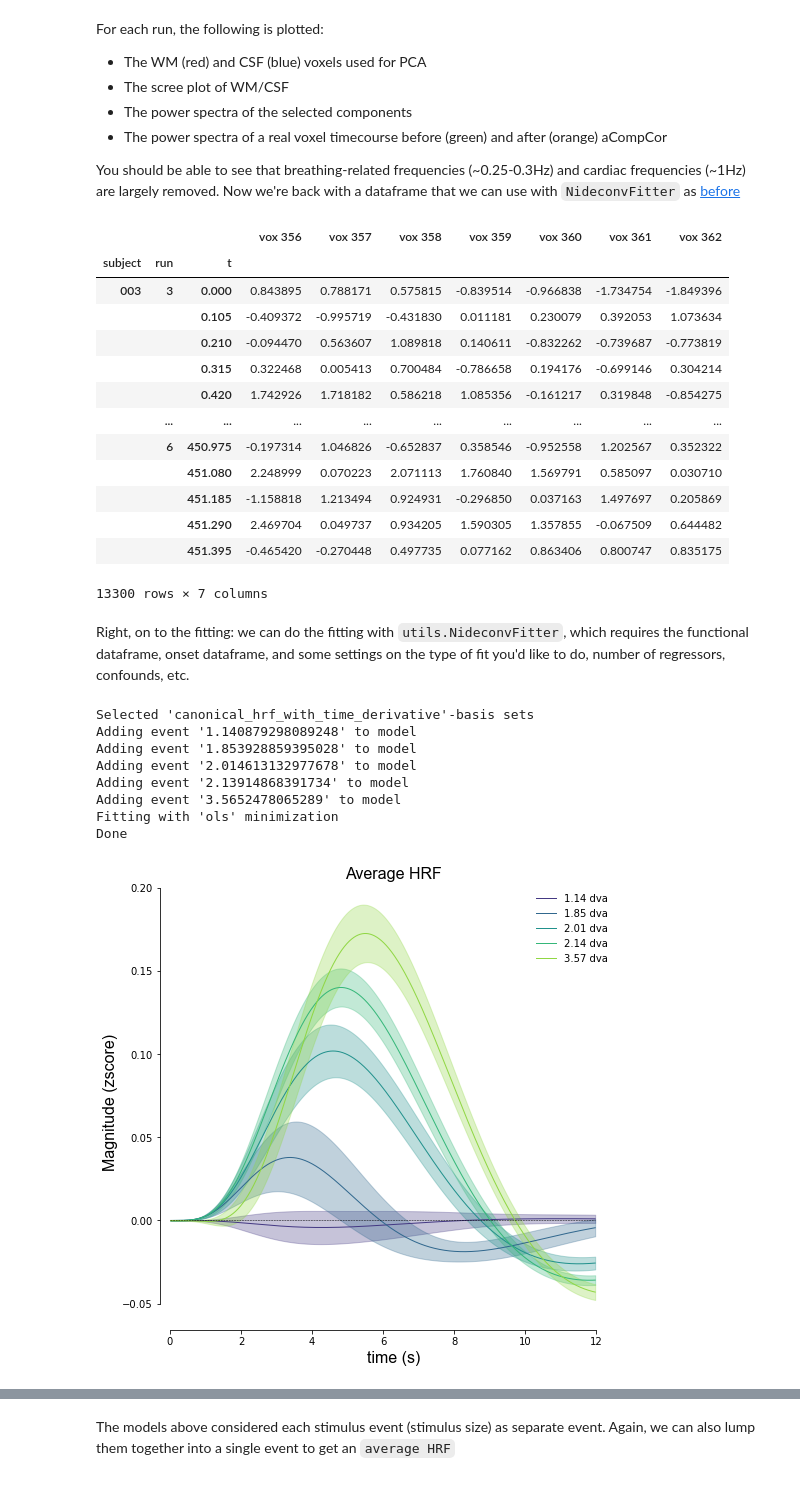
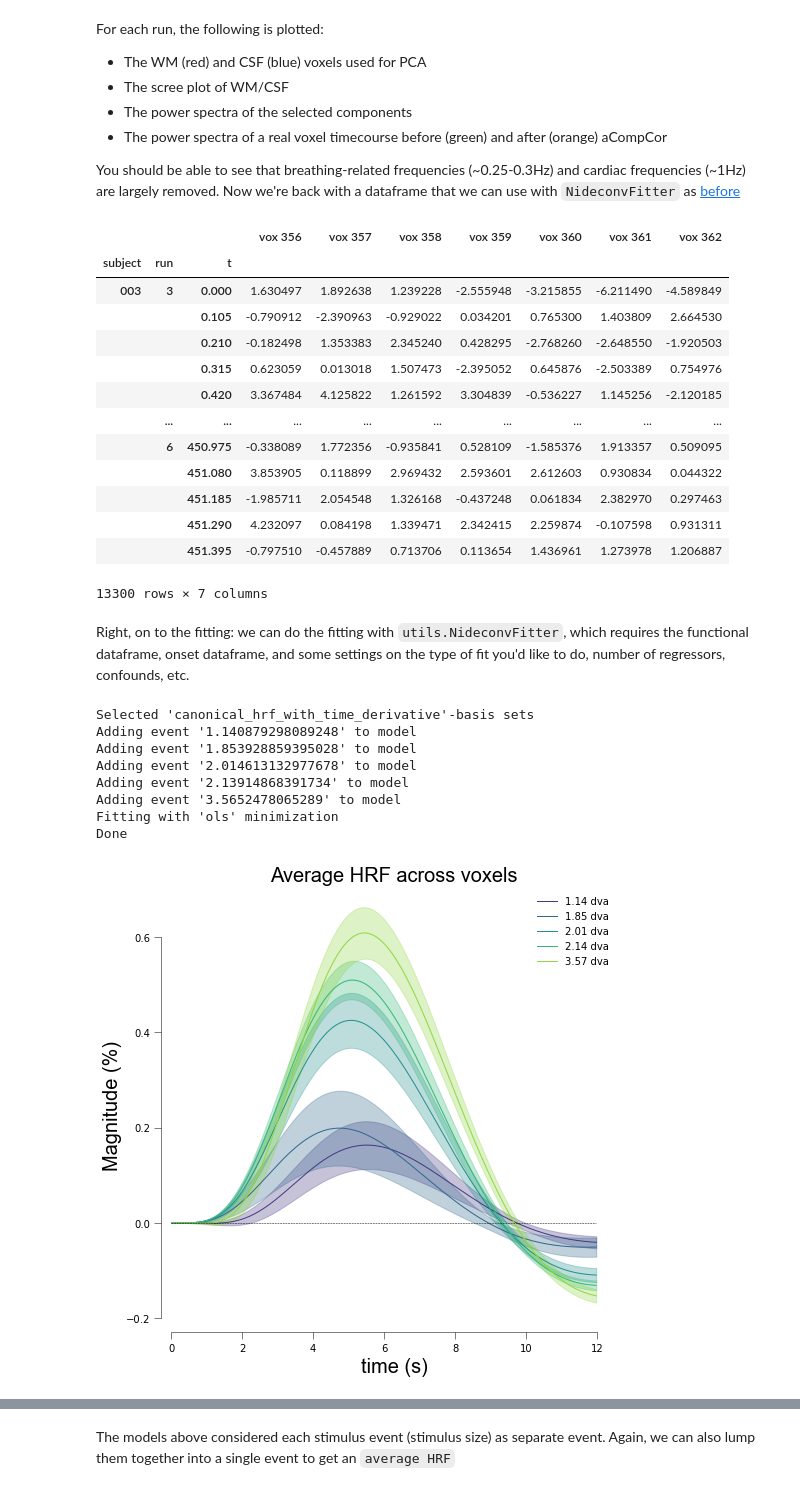
Before and after one commit to gjheij/linescanning, a Jupyter notebook: doc/source/examples/acompcor.ipynb, the cells around one changed output, grey strips where cells are left out. Cells and saved outputs as stored; diff of their text form; code cells hidden in the pictures.

```diff
--- a/doc/source/examples/acompcor.ipynb
+++ b/doc/source/examples/acompcor.ipynb
@@ -79,7 +79,8 @@ data_obj = dataset.Dataset(func_file,
                            ses1_2_ls=ses_to_motion,
                            run_2_run=run2run,
                            n_pca=5,
-                           save_as=opj(anat_dir, f"sub-{sub}_ses-{ses}_"))
+                           save_as=opj(anat_dir, f"sub-{sub}_ses-{ses}"),
+                           standardization="psc")
 
 df_func     = data_obj.fetch_fmri()
 df_onsets   = data_obj.fetch_onsets()
@@ -135,52 +136,52 @@ df_ribbon
 # %% [output]
 |  |  |  | vox 356 | vox 357 | vox 358 | vox 359 | vox 360 | vox 361 | vox 362 |
 | subject | run | t |  |  |  |  |  |  |  |
-| 003 | 3 | 0.000 | 0.843895 | 0.788171 | 0.575815 | -0.839514 | -0.966838 | -1.734754 | -1.849396 |
-|  |  | 0.105 | -0.409372 | -0.995719 | -0.431830 | 0.011181 | 0.230079 | 0.392053 | 1.073634 |
-|  |  | 0.210 | -0.094470 | 0.563607 | 1.089818 | 0.140611 | -0.832262 | -0.739687 | -0.773819 |
-|  |  | 0.315 | 0.322468 | 0.005413 | 0.700484 | -0.786658 | 0.194176 | -0.699146 | 0.304214 |
-|  |  | 0.420 | 1.742926 | 1.718182 | 0.586218 | 1.085356 | -0.161217 | 0.319848 | -0.854275 |
+| 003 | 3 | 0.000 | 1.630497 | 1.892638 | 1.239228 | -2.555948 | -3.215855 | -6.211490 | -4.589849 |
+|  |  | 0.105 | -0.790912 | -2.390963 | -0.929022 | 0.034201 | 0.765300 | 1.403809 | 2.664530 |
+|  |  | 0.210 | -0.182498 | 1.353383 | 2.345240 | 0.428295 | -2.768260 | -2.648550 | -1.920503 |
+|  |  | 0.315 | 0.623059 | 0.013018 | 1.507473 | -2.395052 | 0.645876 | -2.503389 | 0.754976 |
+|  |  | 0.420 | 3.367484 | 4.125822 | 1.261592 | 3.304839 | -0.536227 | 1.145256 | -2.120185 |
 |  | ... | ... | ... | ... | ... | ... | ... | ... | ... |
-|  | 6 | 450.975 | -0.197314 | 1.046826 | -0.652837 | 0.358546 | -0.952558 | 1.202567 | 0.352322 |
-|  |  | 451.080 | 2.248999 | 0.070223 | 2.071113 | 1.760840 | 1.569791 | 0.585097 | 0.030710 |
-|  |  | 451.185 | -1.158818 | 1.213494 | 0.924931 | -0.296850 | 0.037163 | 1.497697 | 0.205869 |
-|  |  | 451.290 | 2.469704 | 0.049737 | 0.934205 | 1.590305 | 1.357855 | -0.067509 | 0.644482 |
-|  |  | 451.395 | -0.465420 | -0.270448 | 0.497735 | 0.077162 | 0.863406 | 0.800747 | 0.835175 |
+|  | 6 | 450.975 | -0.338089 | 1.772356 | -0.935841 | 0.528109 | -1.585376 | 1.913357 | 0.509095 |
+|  |  | 451.080 | 3.853905 | 0.118899 | 2.969432 | 2.593601 | 2.612603 | 0.930834 | 0.044322 |
+|  |  | 451.185 | -1.985711 | 2.054548 | 1.326168 | -0.437248 | 0.061834 | 2.382970 | 0.297463 |
+|  |  | 451.290 | 4.232097 | 0.084198 | 1.339471 | 2.342415 | 2.259874 | -0.107598 | 0.931311 |
+|  |  | 451.395 | -0.797510 | -0.457889 | 0.713706 | 0.113654 | 1.436961 | 1.273978 | 1.206887 |
 13300 rows × 7 columns
 # %% [markdown]
 Right, on to the fitting: we can do the fitting with `utils.NideconvFitter`, which requires the functional dataframe, onset dataframe, and some settings on the type of fit you'd like to do, number of regressors, confounds, etc.
 # %%
 # we can fit with canonical HRFs
 nd_gamma = utils.NideconvFitter(df_ribbon,
                                 df_onsets,
                                 confounds=None,
                                 basis_sets='canonical_hrf_with_time_derivative',
                                 n_regressors=None,
                                 lump_events=False,
                                 TR=0.105,
                                 interval=[0, 12],
                                 add_intercept=True,
                                 verbose=True)
 
 nd_gamma.plot_average_per_event(xkcd=False,
                                 labels=[f"{round(float(ii),2)} dva" for ii in nd_gamma.cond],
                                 alpha=0.2,
                                 figsize=(8, 8),
                                 x_label="time (s)",
-                                y_label="Magnitude (zscore)",
+                                y_label="Magnitude (%)",
                                 add_hline='default',
                                 sns_trim=True,
                                 save_as=opj(func_dir, "hrf_canonical.png"))
 # %% [output]
 Selected 'canonical_hrf_with_time_derivative'-basis sets
 Adding event '1.140879298089248' to model
 Adding event '1.853928859395028' to model
 Adding event '2.014613132977678' to model
 Adding event '2.13914868391734' to model
 Adding event '3.5652478065289' to model
 Fitting with 'ols' minimization
 Done
-[figure, old version]
+[figure, new version]
 # %%
 # we can fit with fourier
 nd_fourier = utils.NideconvFitter(df_ribbon,
```
Also changed, not shown: parts of 4 cells of this notebook.
